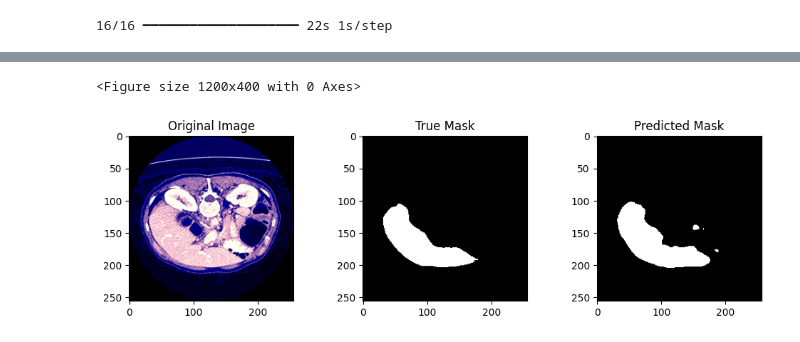
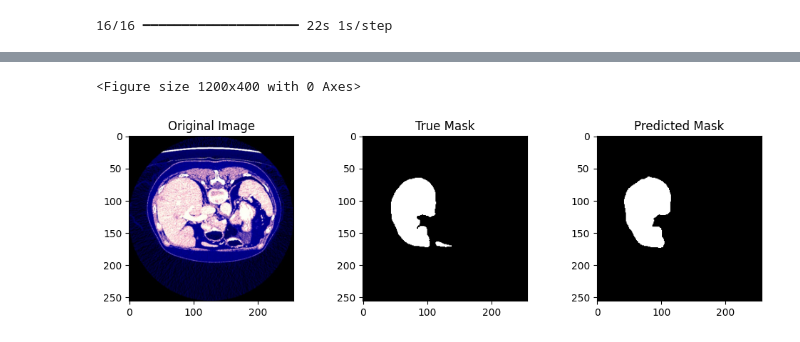
Before and after one commit to KolmakovKirill/liver_segmentation, a Jupyter notebook: Untitled.ipynb, the cells around one changed output, grey strips where cells are left out. Drawn from its saved outputs; the diff is of its cells as text; code cells hidden in the pictures.

```diff
--- a/Untitled.ipynb
+++ b/Untitled.ipynb
@@ -256,7 +256,9 @@ masks = [np.array(Image.open(os.path.join(masks_dir, fname)).resize(target_size)
 images = np.array(images)
 masks = np.array(masks)
 
-images = images / 255.0
+max_pixel_value = np.max(images)
+images[images < 0] = 0
+images = images / max_pixel_value
 
 masks = masks.reshape((masks.shape[0], masks.shape[1], masks.shape[2], 1))
 # %%
@@ -439,6 +443,9 @@ Model: "functional_3"
  Non-trainable params: 192 (768.00 B)
 # %%
 import tensorflow.keras.backend as K
+import torch
+import tensorflow as tf
+
 
 def combined_loss(y_true, y_pred):
     y_true = K.cast(y_true, dtype='float32')
@@ -455,6 +462,7 @@ def combined_loss(y_true, y_pred):
 
     return combined_loss
 
+
 def dice_coefficient(y_true, y_pred):
     smooth = 1.0
 
@@ -468,7 +476,19 @@ def dice_coefficient(y_true, y_pred):
 
     dice = (2.0 * intersection + smooth) / (union + smooth)
     return dice
+
+
+def jaccard_index(y_true, y_pred):
+    y_true = K.cast(y_true, dtype='float32')
+    y_pred = K.cast(y_pred, dtype='float32')
+
+    intersection = K.sum(K.abs(y_true * y_pred), axis=[1,2,3])
+    union = K.sum(K.abs(y_true) + K.abs(y_pred), axis=[1,2,3]) - intersection
+    jaccard = K.mean(intersection / union)
+
+    return jaccard
 # %%
+
 from tensorflow.keras.callbacks import ModelCheckpoint, ReduceLROnPlateau, EarlyStopping
 from tensorflow.keras.optimizers import Adam
 
@@ -481,9 +501,10 @@ early_stopping = EarlyStopping(monitor='val_loss', patience=3, verbose=1, restor
 
 tensorboard_callback = tf.keras.callbacks.TensorBoard(log_dir='./logs', histogram_freq=1)
 
-optimizer = Adam(learning_rate=0.005)
+optimizer = Adam(learning_rate=0.0005)
 
-model.compile(optimizer=optimizer, loss=combined_loss, metrics=['accuracy', dice_coefficient])
+model.compile(optimizer=optimizer, loss=combined_loss, metrics=['accuracy', dice_coefficient, jaccard_index])
+# ['accuracy', dice_coefficient, jaccard_score_multiclass]
 # %%
 try:
     print("Training started...")
@@ -555,7 +580,7 @@ import matplotlib.pyplot as plt
 
 # Assuming you have x_test and y_test
 # Replace this with the actual index of the image you want to visualize
-image_index = 9
+image_index = 12
 
 # Load the image and true mask
 input_image = x_test[image_index]
@@ -589,2 +614,2 @@ plt.show()
 <Figure size 1200x400 with 0 Axes>
-[figure, old version]
+[figure, new version]
```
Also changed, not shown: parts of 11 cells of this notebook.
